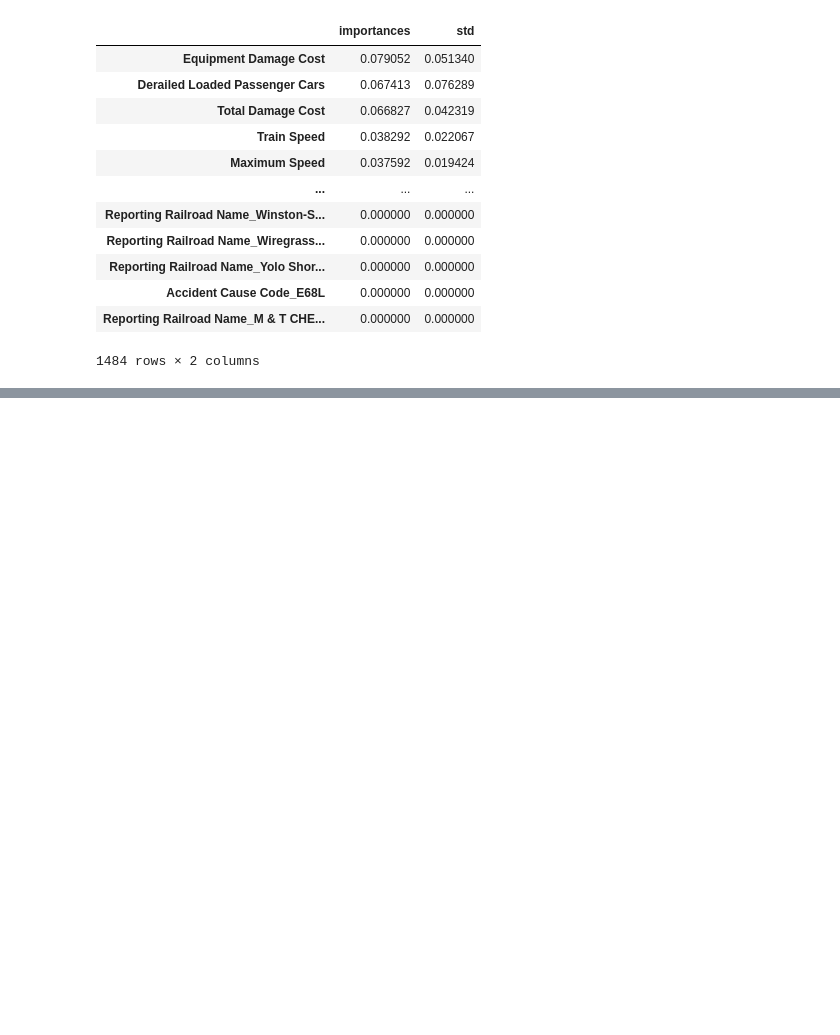
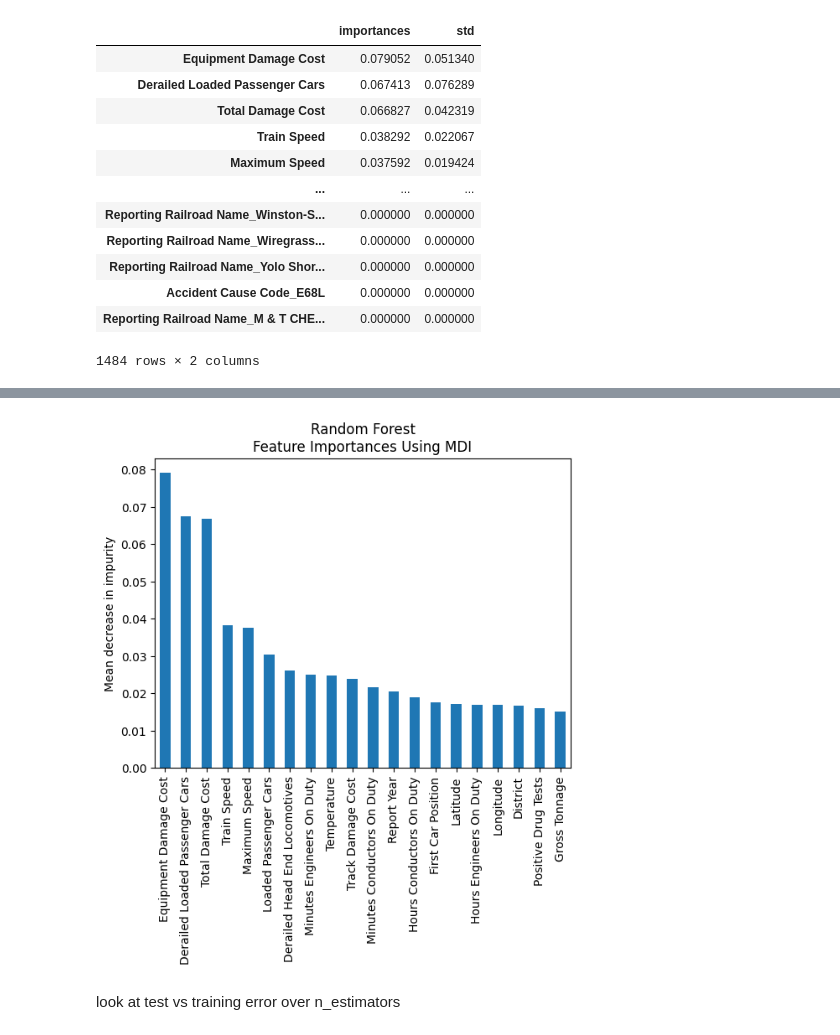
Before and after one commit to ndahlinuvm/Train-Derailment-287Project, a Jupyter notebook: modeling_injuries.ipynb, the cells around one changed output, grey strips where cells are left out. Cells and saved outputs as stored; diff of their text form; code cells hidden in the pictures; blank space fills up the shorter version.

```diff
--- a/modeling_injuries.ipynb
+++ b/modeling_injuries.ipynb
@@ -470,0 +523,12 @@ Name: std, dtype: float64
+# %%
+top_20 = forest_importances.sort_values('importances',ascending=False).iloc[0:20,0]
+std = forest_importances.sort_values('importances',ascending=False).iloc[0:20,1]
+fig, ax = plt.subplots()
+top_20.plot.bar(ax=ax)
+ax.set_title("Random Forest\nFeature Importances Using MDI")
+ax.set_ylabel("Mean decrease in impurity")
+fig.show()
+# %% [output]
+[figure, added]
+# %% [markdown]
+look at test vs training error over n_estimators
```
Also changed, not shown: parts of 12 cells of this notebook, 1 other file.
